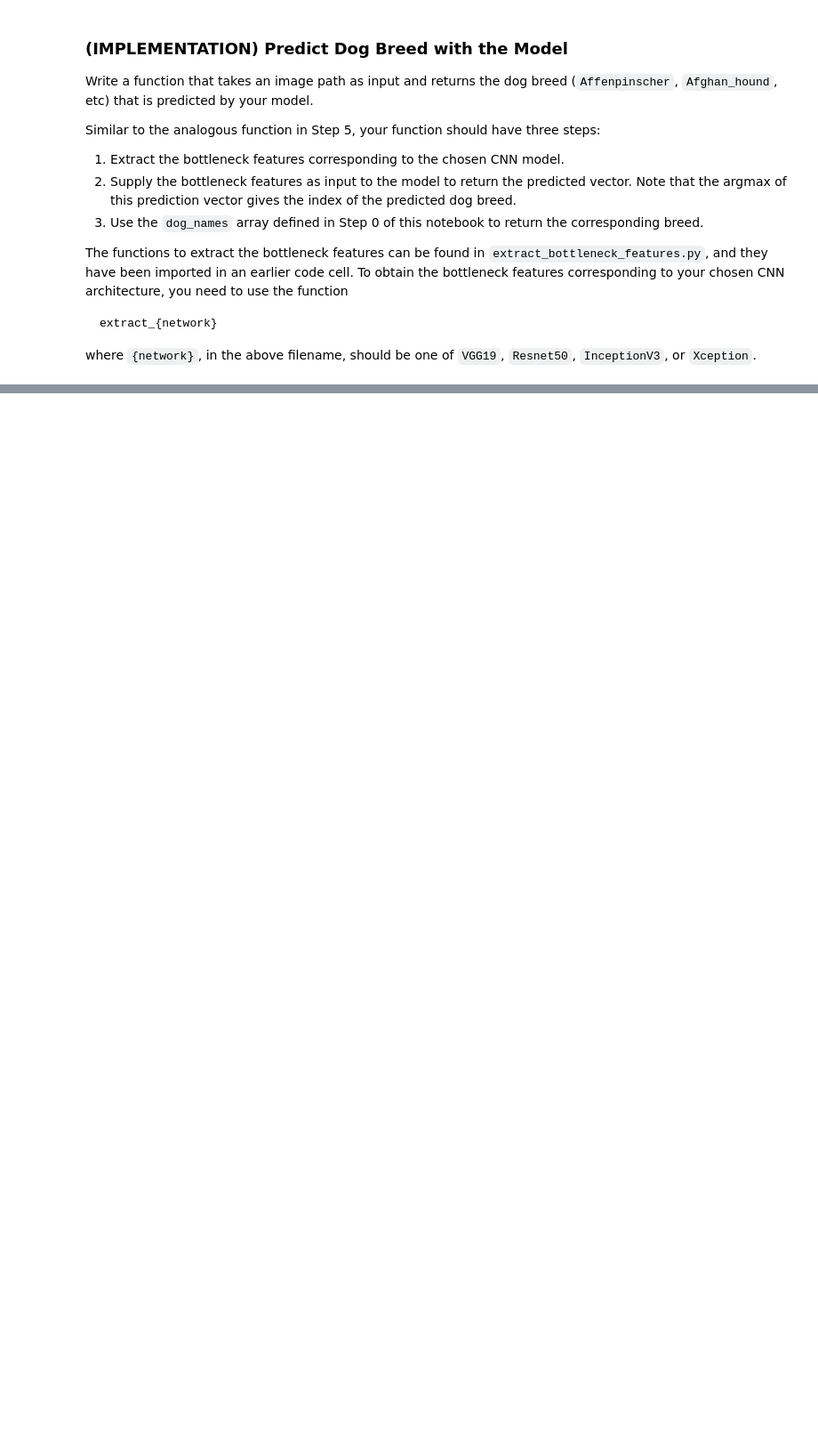
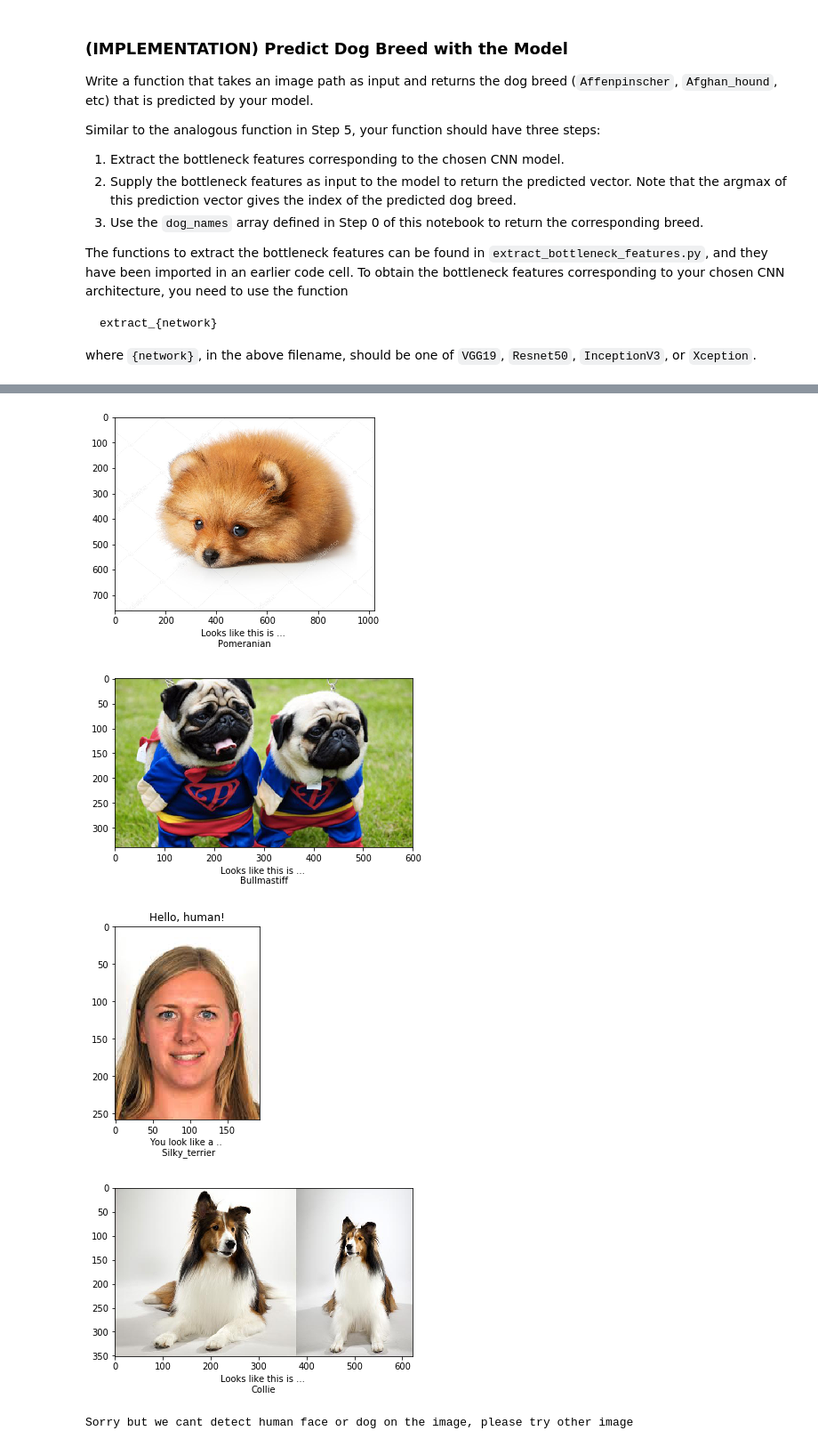
Before and after one commit to Denyskach/ml-models, a Jupyter notebook: MLND/dog_project/dog_app.ipynb, the cells around one changed output, grey strips where cells are left out. Shown at 89% size. Drawn from its saved outputs; the diff is of its cells as text; code cells hidden in the pictures; blank space fills up the shorter version.

```diff
--- a/MLND/dog_project/dog_app.ipynb
+++ b/MLND/dog_project/dog_app.ipynb
@@ -691,3 +747,5 @@ You are welcome to [augment the training data](https://blog.keras.io/building-po
+# %%
+Resnet50_model.load_weights('saved_models/weights.best.Resnet50.hdf5')
 # %% [markdown]
 ### (IMPLEMENTATION) Test the Model
 
@@ -715,3 +777,11 @@ where `{network}`, in the above filename, should be one of `VGG19`, `Resnet50`,
+# %%
+def Resnet50_predict_breed(img_path):
+    # extract bottleneck features
+    bottleneck_feature = extract_Resnet50(path_to_tensor(img_path))
+    # obtain predicted vector
+    predicted_vector = Resnet50_model.predict(bottleneck_feature)
+    # return dog breed that is predicted by the model
+    return dog_names[np.argmax(predicted_vector)]
 # %% [markdown]
 ---
 <a id='step6'></a>
@@ -736,3 +803,19 @@ Some sample output for our algorithm is provided below, but feel free to design
+# %%
+def show_image(title, description, path):
+    plt.imshow(Image.open(path))
+
+    plt.title(title)
+    plt.xlabel(description)
+    plt.show()
+# %%
+def breed_detection(path):
+    breed = Resnet50_predict_breed(path)
+    if dog_detector(path):
+        show_image("", "Looks like this is ... \n" + breed, path)
+    elif face_detector(path):
+        show_image("Hello, human!", "You look like a .. \n " + breed, path)
+    else:
+        print("Sorry but we cant detect human face or dog on the image, please try other image")
 # %% [markdown]
 ---
 <a id='step7'></a>
@@ -753,0 +847,13 @@ __Answer:__
+# %%
+breed_detection("images/Pomeranian_dog_breed.jpg")
+breed_detection("images/pug-superheroes-600x340.jpg")
+breed_detection("images/random_human_image.jpg")
+breed_detection("images/Shetland Sheepdog.jpg")
+breed_detection("images/wolf_small.jpg")
+breed_detection("images/me.png")
+# %% [output]
+[figure, added]
+[figure, added]
+[figure, added]
+[figure, added]
+Sorry but we cant detect human face or dog on the image, please try other image
```
Also changed, not shown: parts of 28 cells of this notebook, 8 other files.
